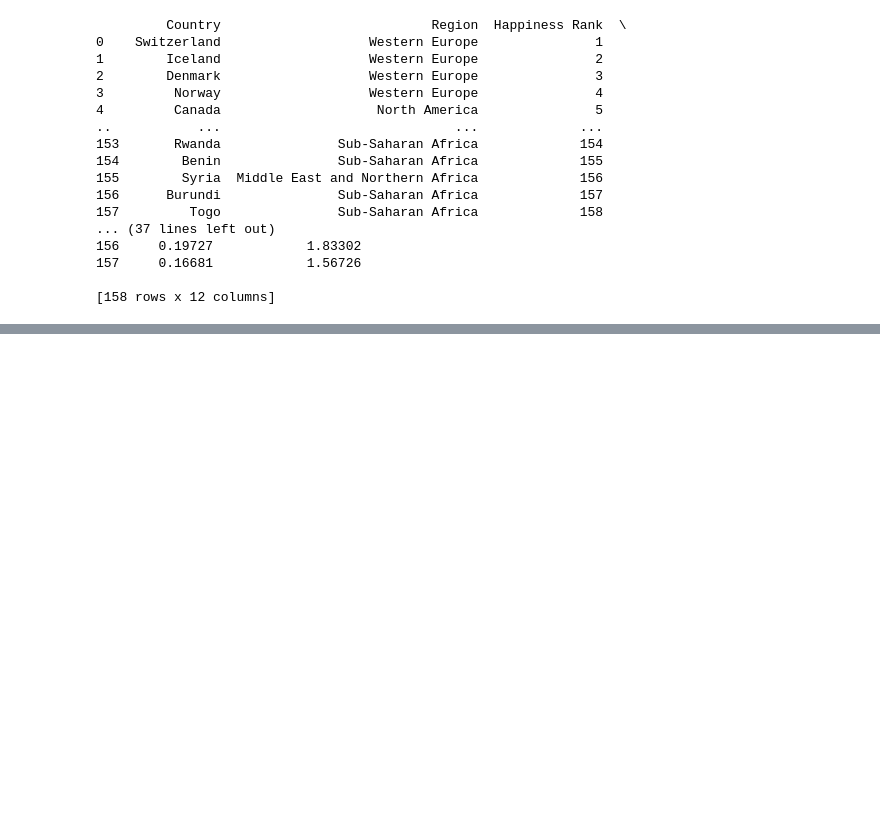
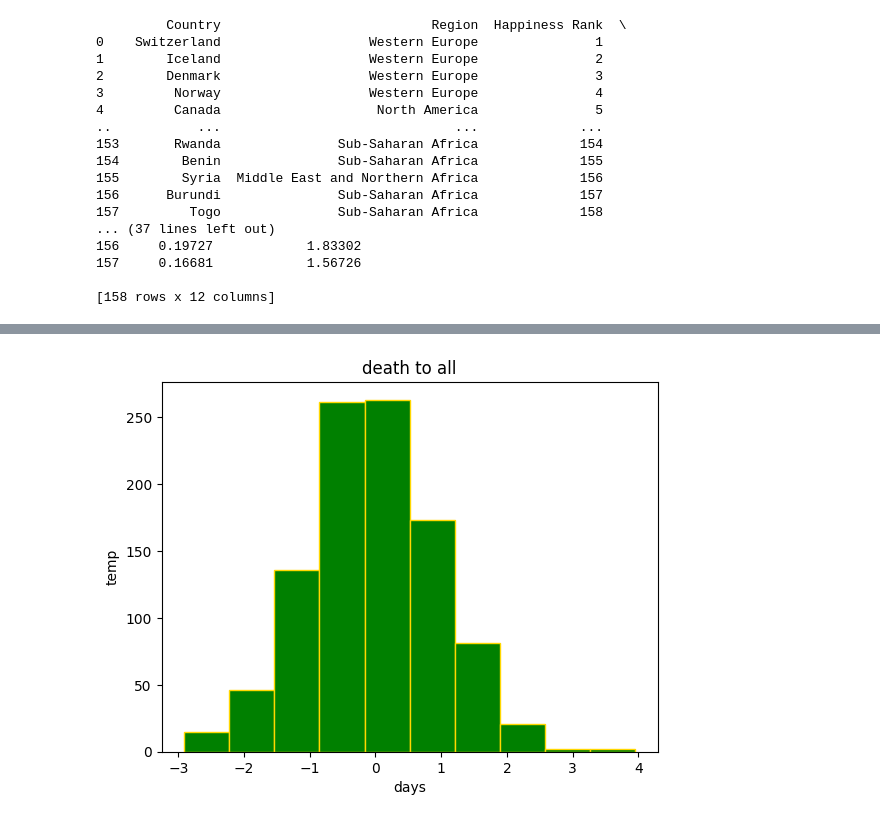
Before and after one commit to siddharthtiwari9c40-lang/sid-s-game, a Jupyter notebook: Data science/Alpha.ipynb, the cells around one changed output, grey strips where cells are left out. Saved outputs shown, nothing was run; the diff lists cells and outputs as text; code cells hidden in the pictures; blank space fills up the shorter version.

```diff
--- a/Data science/Alpha.ipynb
+++ b/Data science/Alpha.ipynb
@@ -138,0 +181,15 @@ print(ds)
+# %%
+import matplotlib.pyplot as p
+import numpy as np
+days=['mon','tue','wed','thu','fri','sat','sun']
+temp=[33,33,45,50,22,16,-11]
+a=[1,2,3,4,5,6,7,8,9,10]
+b=[2,3,4,5,6,7,8,9,10,13]
+data = np.random.randn(1000)
+p.hist(data,bins=10,color='green',edgecolor='gold')
+p.title("death to all")
+p.xlabel("days")
+p.ylabel("temp")
+p.show()
+# %% [output]
+[figure, added]
```
Also changed, not shown: parts of 7 cells of this notebook, 12 other files.
